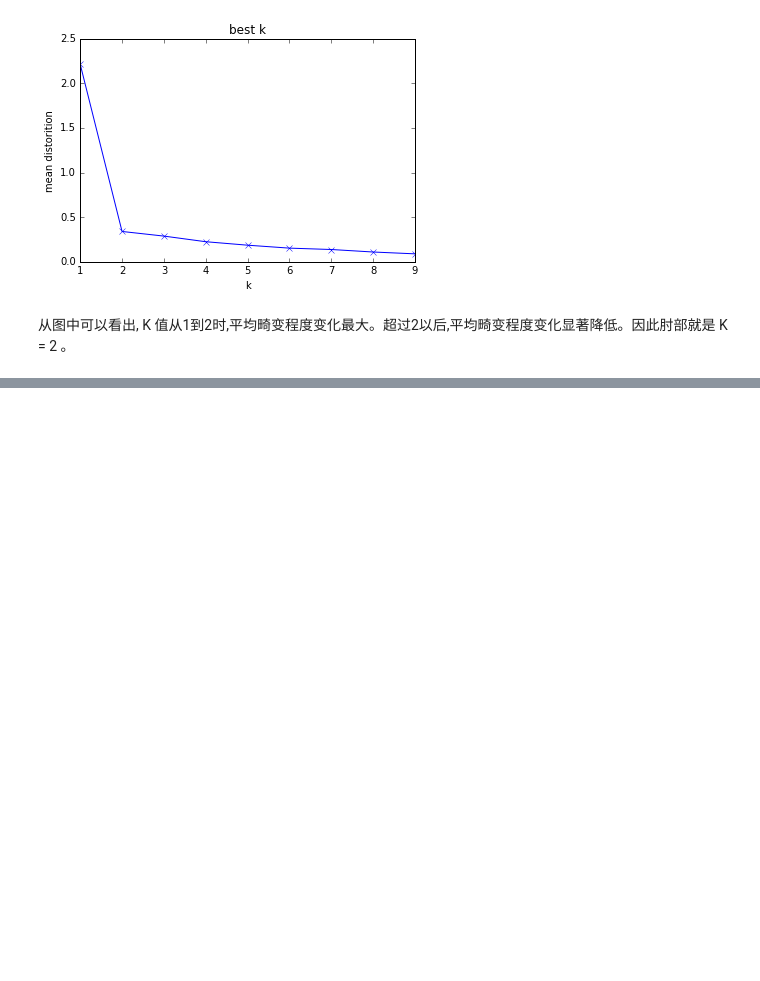
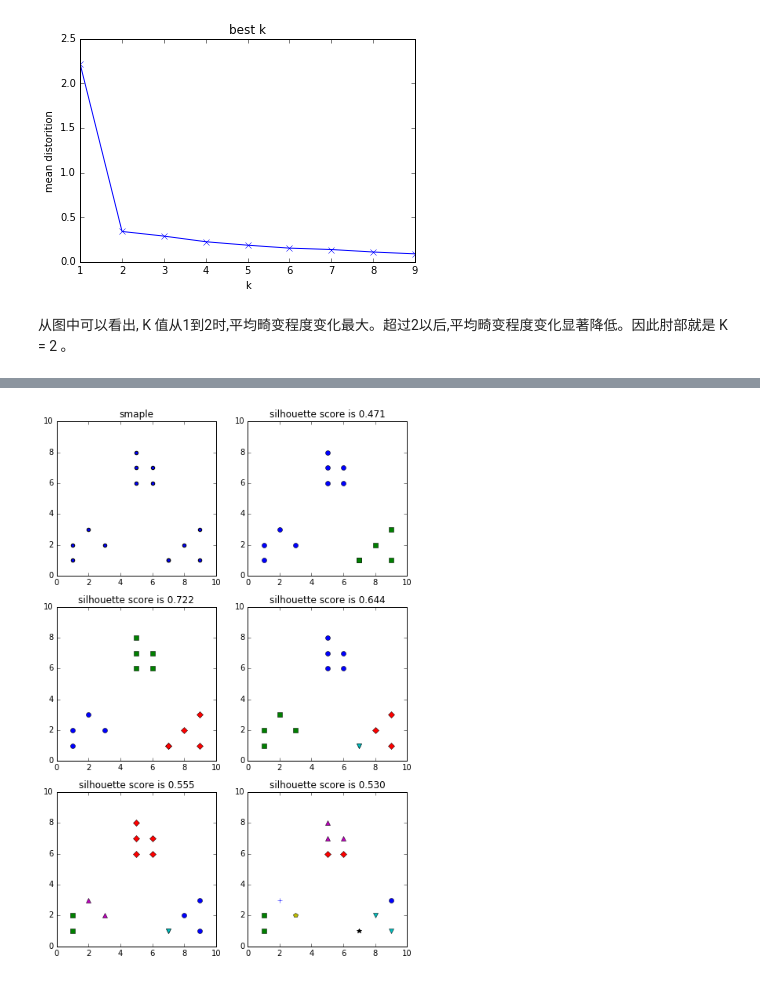
Before and after one commit to DragonFive/sklearn_ml, a Jupyter notebook: clustering.ipynb, the cells around one changed output, grey strips where cells are left out. Drawn from its saved outputs; the diff is of its cells as text; code cells hidden in the pictures; blank space fills up the shorter version.

```diff
--- a/clustering.ipynb
+++ b/clustering.ipynb
@@ -89,0 +104,49 @@ plt.title('best k')
+# %%
+%matplotlib inline
+import numpy as np
+from sklearn.cluster import KMeans
+from sklearn.metrics import silhouette_score   # 计算轮廓系数
+import matplotlib.pyplot as plt
+
+# 下面这个规定的是总的图像的大小
+plt.figure(figsize=(8,12) )
+# 取三行两列中的第一块
+plt.subplot(3,2,1)
+
+# zip的对象是array? 那如果是list会怎样 ;实验结果换成list效果是一样的
+x1 = np.array([1, 2, 3, 1, 5, 6, 5, 5, 6, 7, 8, 9, 7, 9])
+x2 = np.array([1, 3, 2, 2, 8, 6, 7, 6, 7, 1, 2, 1, 1, 3])
+# 尝试下能不能改成vstack什么的,经测试是一样的
+X = np.array(list(zip(x1, x2))).reshape(len(x1), 2)
+
+
+#坐标的范围
+plt.xlim([0,10])
+plt.ylim([0,10])
+
+plt.title('smaple')
+plt.scatter(x1,x2) # 画出x1 x2的对应关系 试试plt.plot()吧
+
+# 设置颜色和标识方法
+colors = ['b', 'g', 'r', 'c', 'm', 'y', 'k', 'b']
+markers = ['o', 's', 'D', 'v', '^', 'p', '*', '+']
+subplot_counter = 1
+#测试使用的类个数
+tests = [2, 3, 4, 5, 8]
+subplot_counter
+for t in tests:
+    subplot_counter += 1
+    plt.subplot(3,2,subplot_counter)# 表示画在什么位置
+    # 下面是kmeans算法的用法,得到的是点的下标和对应的标签
+    kmeans_model = KMeans(n_clusters=t).fit(X)
+
+    # 下面是取点和标签的方式
+    for i,l in enumerate(kmeans_model.labels_):
+        # 这个ls是什么意思,测试一下;
+        plt.plot(x1[i],x2[i],color=colors[l],marker=markers[l],ls='None')
+        plt.xlim([0,10])
+        plt.ylim([0,10])
+
+        plt.title('silhouette score is %.03f' % silhouette_score(X,kmeans_model.labels_,metric='euclidean'))
+# %% [output]
+[figure, added]
```
Also changed, not shown: parts of 4 cells of this notebook.
